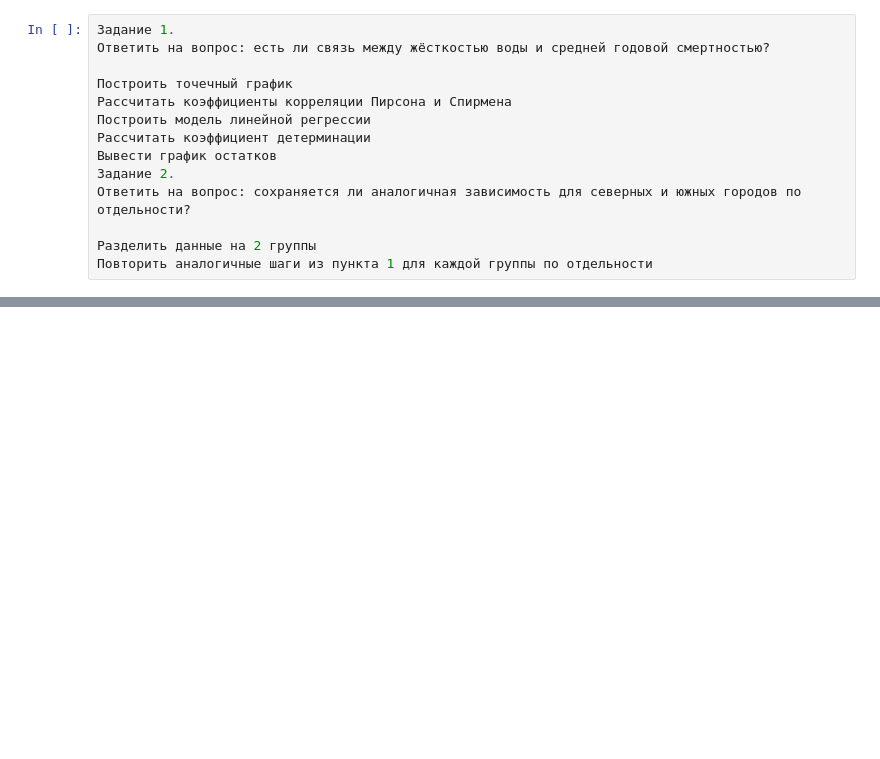
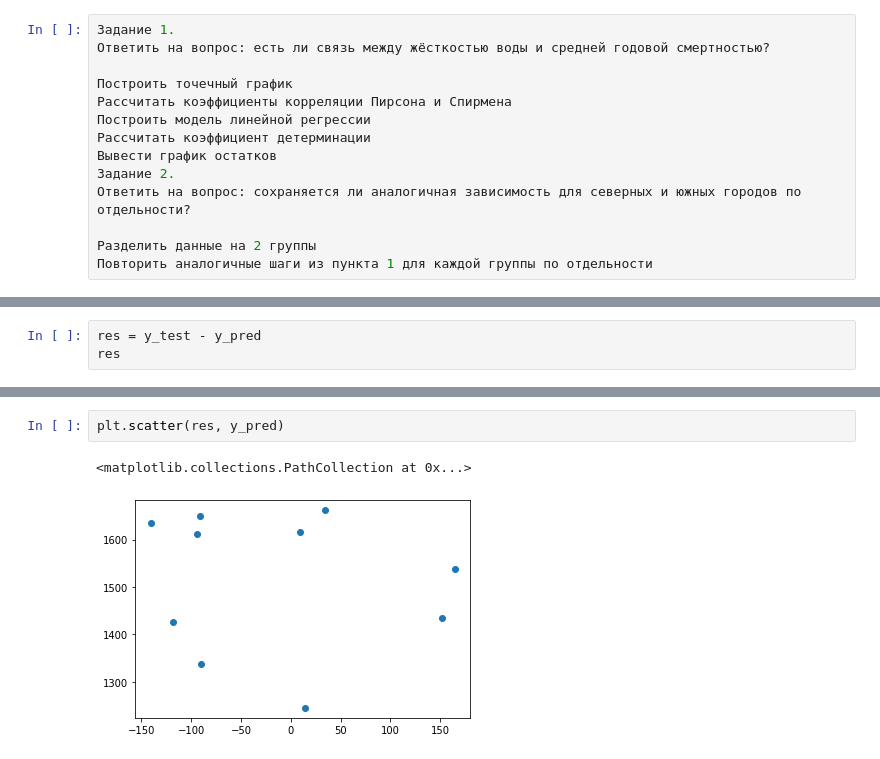
Before and after one commit to Denmag-study/pyton, a Jupyter notebook: Correlation.ipynb, the cells around one changed output, grey strips where cells are left out. Saved outputs shown, nothing was run; the diff lists cells and outputs as text; blank space fills up the shorter version.

```diff
--- a/Correlation.ipynb
+++ b/Correlation.ipynb
@@ -61,0 +94,3 @@ SyntaxError: invalid syntax (<ipython-input-15-2f5860bb8875>, line 1)
+# %%
+res = y_test - y_pred
+res
@@ -61,0 +109,5 @@ SyntaxError: invalid syntax (<ipython-input-15-2f5860bb8875>, line 1)
+# %%
+plt.scatter(res, y_pred)
+# %% [output]
+<matplotlib.collections.PathCollection at 0x...>
+[figure, added]
```
Also changed, not shown: parts of 45 cells of this notebook.
